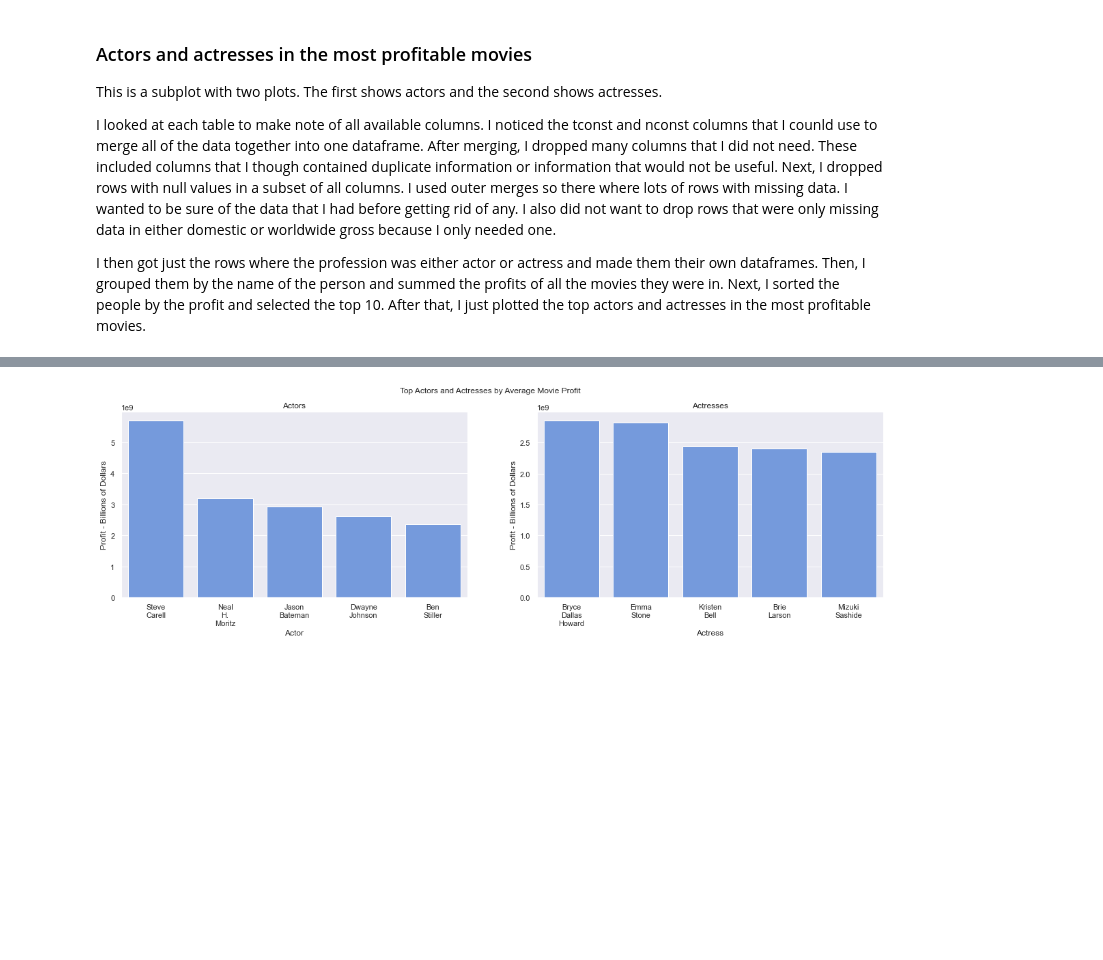
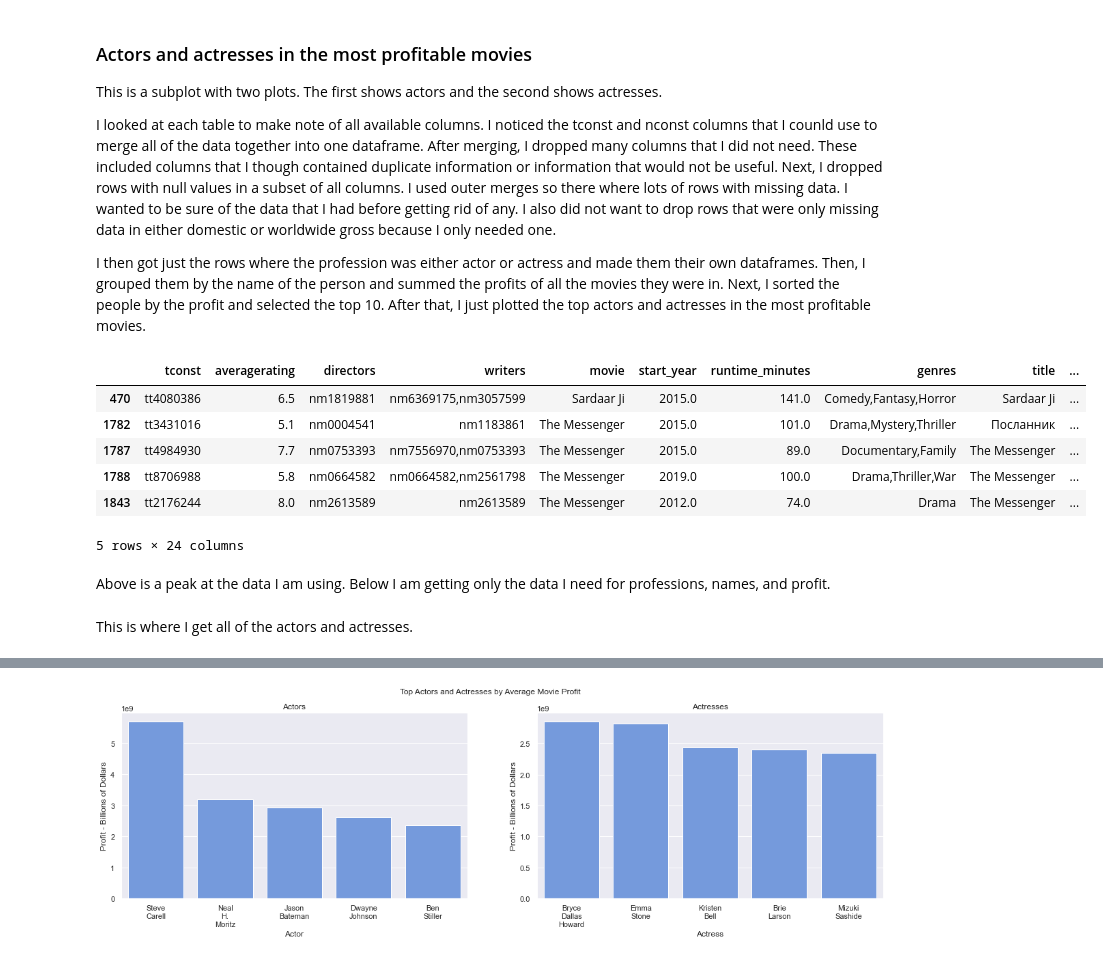
Before and after one commit to asval211/microsoft_movie_analysis, a Jupyter notebook: Actors_and_actresses_in_the_most_profitable_movies.ipynb, the cells around one changed output, grey strips where cells are left out. Drawn from its saved outputs; the diff is of its cells as text; code cells hidden in the pictures; blank space fills up the shorter version.

```diff
--- a/Actors_and_actresses_in_the_most_profitable_movies.ipynb
+++ b/Actors_and_actresses_in_the_most_profitable_movies.ipynb
@@ -39,33 +39,44 @@ tcombo = tcombo.merge(nb,how='outer',on='nconst')
 tcombo.rename(columns={'primary_title':'movie'},inplace=True)
 #finish merging
 tcombo = tcombo.merge(tn,how='outer',on='movie')
 #drop some columns
 tcombo.drop(['language','types','attributes','is_original_title','ordering_x','ordering_y','original_title','numvotes','birth_year','death_year'],axis=1,inplace=True)
 #drop null values from this subset of columns
 tcombo.dropna(subset=['tconst','averagerating','directors','writers','movie','start_year','runtime_minutes','genres','title','region','id','release_date','production_budget'],inplace=True)
 
 #I had lots of duplicates so I dropped the dupes in tconst and movie columns
 tcombo.drop_duplicates(subset=['tconst','movie'],inplace=True)
 
 #change budget and gross types to int
 tcombo['production_budget'] = tcombo['production_budget'].map(lambda x: x.replace('$',""))
 tcombo['production_budget'] = tcombo['production_budget'].map(lambda x: x.replace(',',""))
 tcombo['domestic_gross'] = tcombo['domestic_gross'].map(lambda x: x.replace('$',""))
 tcombo['domestic_gross'] = tcombo['domestic_gross'].map(lambda x: x.replace(',',""))
 tcombo['worldwide_gross'] = tcombo['worldwide_gross'].map(lambda x: x.replace('$',""))
 tcombo['worldwide_gross'] = tcombo['worldwide_gross'].map(lambda x: x.replace(',',""))
 tcombo.production_budget = tcombo.production_budget.astype(float)
 tcombo.domestic_gross = tcombo.domestic_gross.astype(float)
 tcombo.worldwide_gross = tcombo.worldwide_gross.astype(float)
 
 #making a new column called release month
 tcombo['release_month'] = tcombo['release_date'].map(lambda x: x[:3])
 
 #make profit column
 tcombo['profit'] = (tcombo['worldwide_gross'] - tcombo['production_budget'])
 
 #drop rows in gross and budget that are zero
 tcombo = tcombo.loc[((tcombo['domestic_gross'] != 0) | (tcombo['worldwide_gross'] != 0)) & (tcombo['production_budget'] != 0)]
+tcombo.head()
+# %% [output]
+|  | tconst | averagerating | directors | writers | movie | start_year | runtime_minutes | genres | title | ... |
+| 470 | tt4080386 | 6.5 | nm1819881 | nm6369175,nm3057599 | Sardaar Ji | 2015.0 | 141.0 | Comedy,Fantasy,Horror | Sardaar Ji | ... |
+| 1782 | tt3431016 | 5.1 | nm0004541 | nm1183861 | The Messenger | 2015.0 | 101.0 | Drama,Mystery,Thriller | Посланник | ... |
+| 1787 | tt4984930 | 7.7 | nm0753393 | nm7556970,nm0753393 | The Messenger | 2015.0 | 89.0 | Documentary,Family | The Messenger | ... |
+| 1788 | tt8706988 | 5.8 | nm0664582 | nm0664582,nm2561798 | The Messenger | 2019.0 | 100.0 | Drama,Thriller,War | The Messenger | ... |
+| 1843 | tt2176244 | 8.0 | nm2613589 | nm2613589 | The Messenger | 2012.0 | 74.0 | Drama | The Messenger | ... |
+5 rows × 24 columns
+# %% [markdown]
+Above is a peak at the data I am using. Below I am getting only the data I need for professions, names, and profit.
 # %%
 #get a subset of the data
 tcombo_profession_profit = tcombo[['directors','profit','primary_name','primary_profession']]
@@ -81,6 +92,8 @@ tcombo_profession_profit = tcombo_profession_profit.explode('directors')
 tcombo_profession_profit.primary_name = tcombo_profession_profit.primary_name.map(lambda x: x.replace(' ','\n'))
 
 tcombo_profession_profit = tcombo_profession_profit.explode('primary_profession')
+# %% [markdown]
+This is where I get all of the actors and actresses.
 # %%
 #find all the rows where the profession is actor
 actor_group_sum = tcombo_profession_profit.loc[tcombo_profession_profit['primary_profession'] == 'actor']
```
Also changed, not shown: parts of 1 cell of this notebook, 4 other files.
